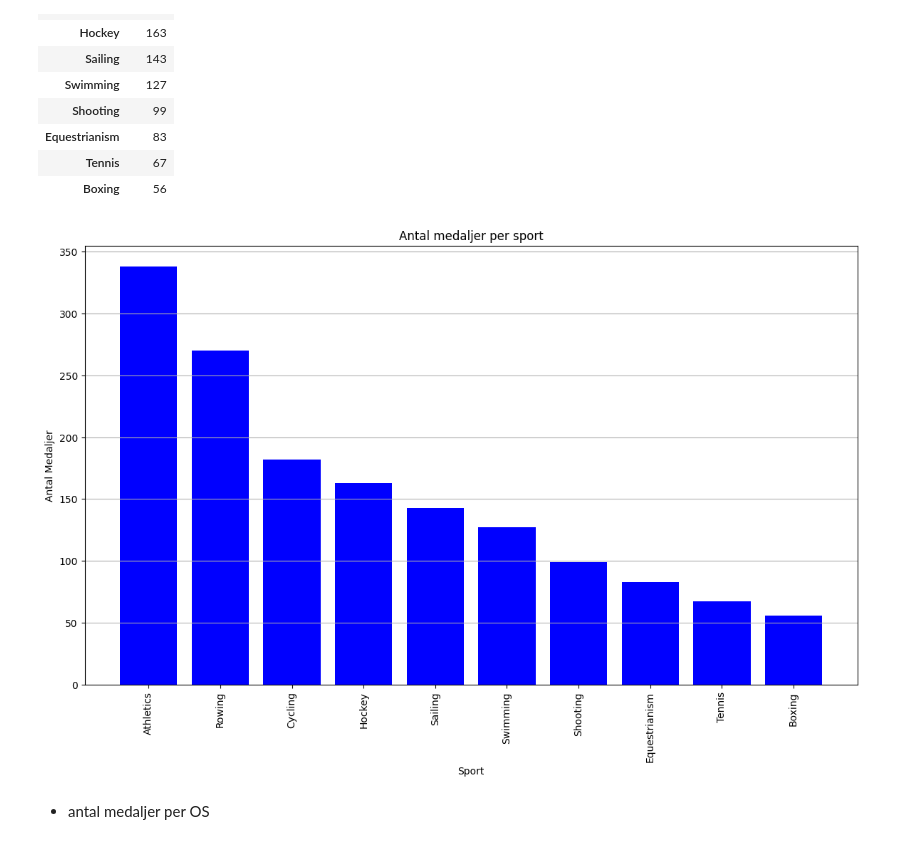
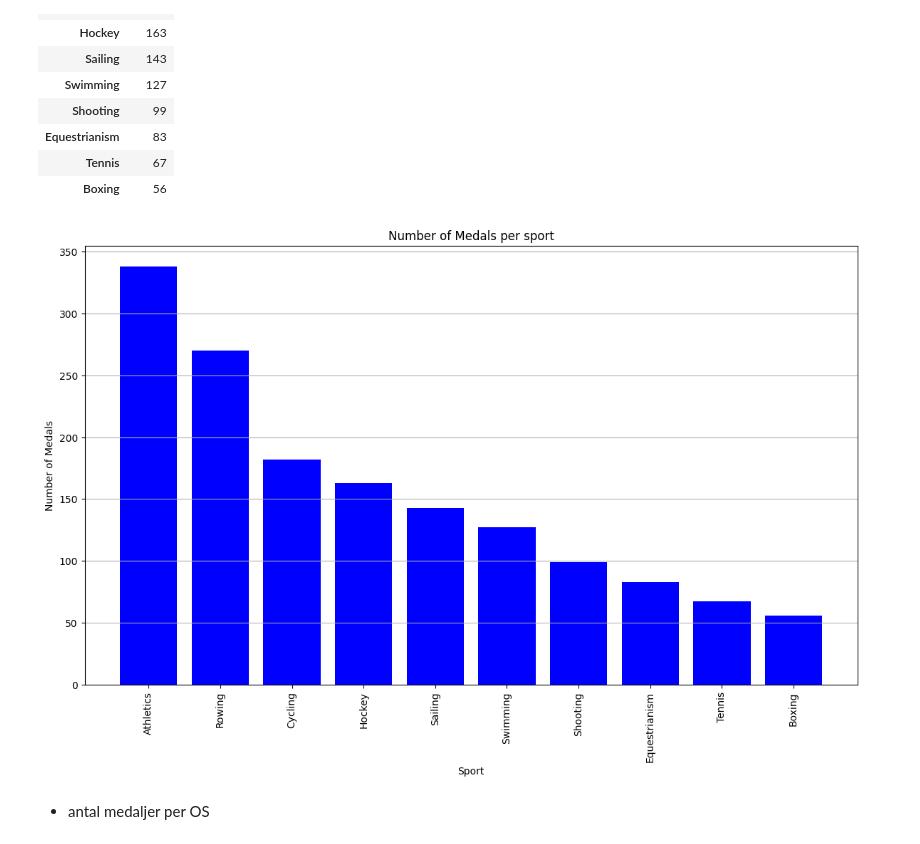
Before and after one commit to AptiDz/projekt_os, a Jupyter notebook: Uppgift_1.ipynb, the cells around one changed output. Drawn from its saved outputs; the diff is of its cells as text; code cells hidden in the pictures.

```diff
--- a/Uppgift_1.ipynb
+++ b/Uppgift_1.ipynb
@@ -70,18 +52,18 @@ top_10_sports
 # %%
 import matplotlib.pyplot as plt
 
 sport_medals = df_gbr.groupby("Sport")["Medal"].count().sort_values(ascending=False)
 
 plt.figure(figsize=(14, 8))
 plt.bar(top_10_sports.index, top_10_sports["Medal"], color="blue")
 plt.xticks(rotation=90)
-plt.title("Antal medaljer per sport")
-plt.ylabel("Antal Medaljer")
+plt.title("Number of Medals per sport")
+plt.ylabel("Number of Medals")
 plt.xlabel("Sport")
 plt.grid(axis="y")
 plt.show()
 # %% [output]
-[figure, old version]
+[figure, new version]
 # %% [markdown]
 - antal medaljer per OS
 # %%
```
Also changed, not shown: parts of 6 cells of this notebook.
